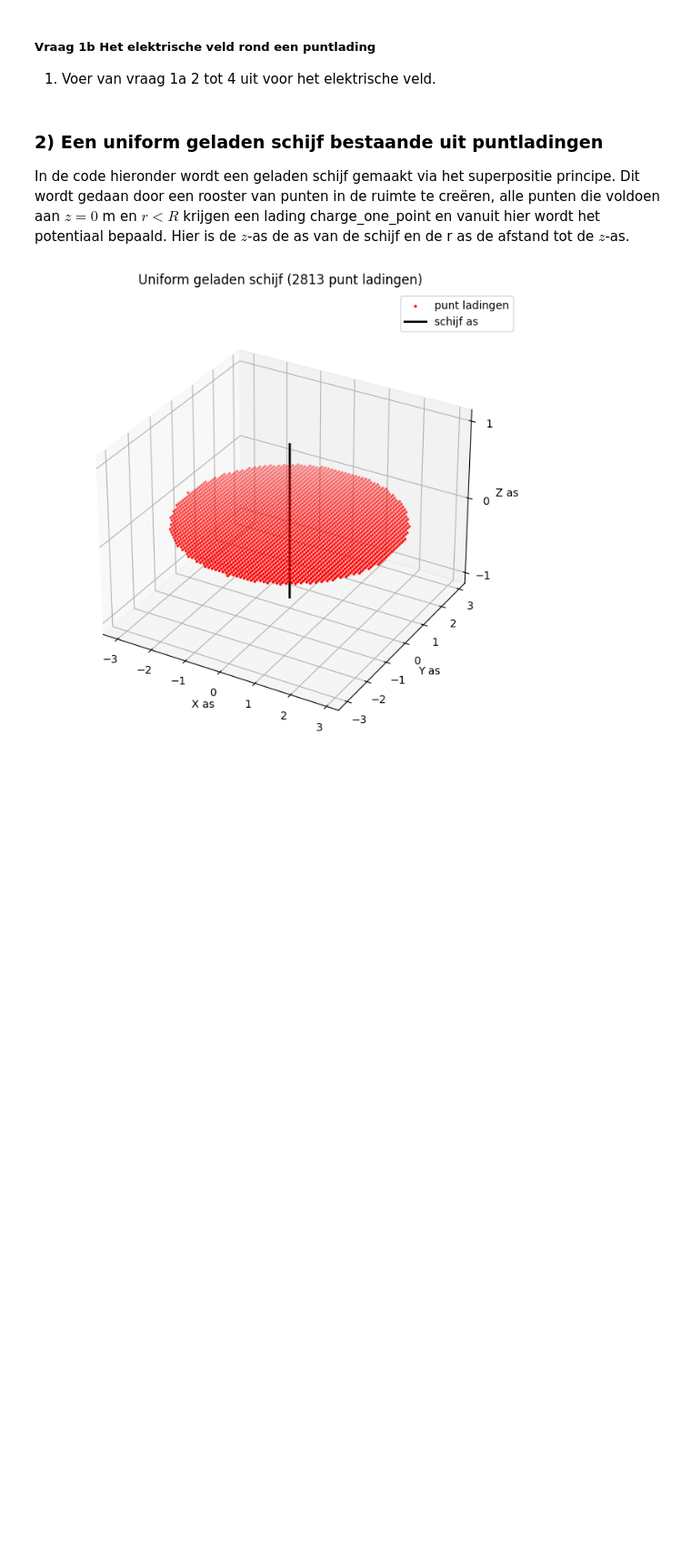
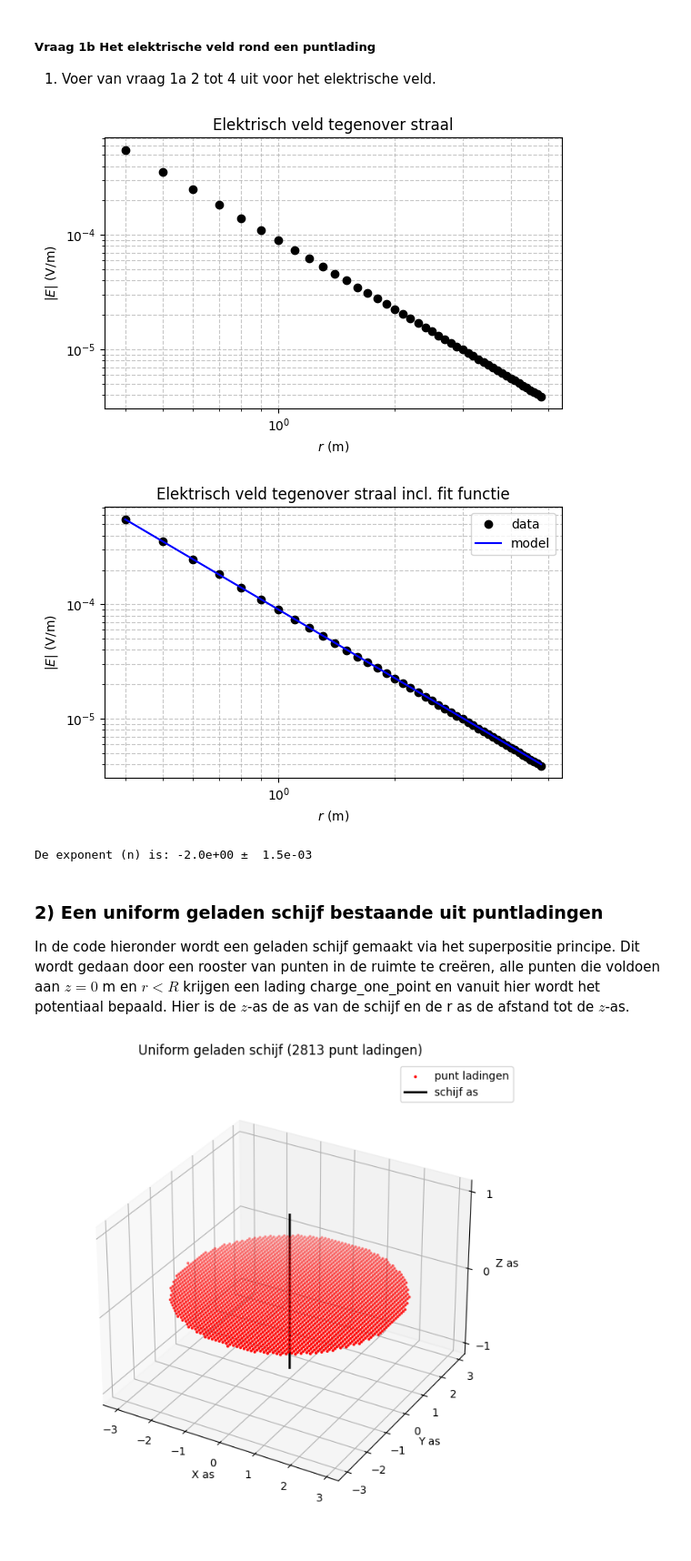
Before and after one commit to Tpalders/opdrachten-DEF-D, a Jupyter notebook: DigitaleOntwerpopdrachten/1CondensatorOpdracht/CondensatorOntwerpopdracht.ipynb, the cells around one changed output. Shown at 91% size. Cells and saved outputs as stored; diff of their text form; code cells hidden in the pictures; blank space fills up the shorter version.

```diff
--- a/DigitaleOntwerpopdrachten/1CondensatorOpdracht/CondensatorOntwerpopdracht.ipynb
+++ b/DigitaleOntwerpopdrachten/1CondensatorOpdracht/CondensatorOntwerpopdracht.ipynb
@@ -94,9 +158,54 @@ plot_results_pt_charge_at_origin(Ez, Er, normE, V, r, z, grid_step)
 ##### Vraag 1b Het elektrische veld rond een puntlading
 1. Voer van vraag 1a 2 tot 4 uit voor het elektrische veld.
 # %%
-###
-###Hier jouw code###
-###
+# 1: Plot de log van het elektrisch veld tegen de log van de straal.
+
+# extract E along r at z ≈ 0
+normE_r = normE[index_z0, :]
+r_skip = r_for_E[3:]             # skip r values for log-log and fit function
+normE_skip = normE_r[3:]
+
+
+# log-log plot of both components
+plt.figure(figsize=(6,4))
+plt.loglog(r_skip, normE_skip, 'o-', color='k', linestyle="none")
+plt.xlabel("$r$ (m)")
+plt.ylabel("$|E|$ (V/m)")
+plt.title("Elektrisch veld tegenover straal")
+plt.grid(True, which="both", ls="--", alpha=0.7)
+plt.tight_layout()
+plt.show()
+
+
+# 2: Fit functie
+popt, pcov = curve_fit(fitfunctie, r_skip, np.abs(normE_skip), p0=[1e-4,-2])  # fit magnitude
+k_fit = popt[0]
+n_fit = popt[1]
+
+# uncertainties
+uk_fit = np.sqrt(pcov[0,0])
+un_fit = np.sqrt(pcov[1,1])
+
+E_fit = fitfunctie(r_skip, k_fit, n_fit)
+
+plt.figure(figsize=(6,4))
+plt.loglog(r_skip, np.abs(normE_skip), "o", color="k", label="data")
+plt.loglog(r_skip, E_fit, "-", color="b", label= "model")
+plt.xlabel("$r$ (m)")
+plt.ylabel("$|E|$ (V/m)")
+plt.title("Elektrisch veld tegenover straal incl. fit functie")
+plt.grid(True, which="both", ls="--", alpha=0.7)
+plt.legend(loc="upper right")
+plt.tight_layout()
+plt.show()
+
+
+# 3: Final value exponent
+print(f"De exponent (n) is: {n_fit:.1e} ± {un_fit: .1e}")
+# %% [output]
+[figure, added]
+[figure, added]
+De exponent (n) is: -2.0e+00 ±  1.5e-03
 # %% [markdown]
 ### 2) Een uniform geladen schijf bestaande uit puntladingen
 
```
Also changed, not shown: parts of 1 cell of this notebook.
